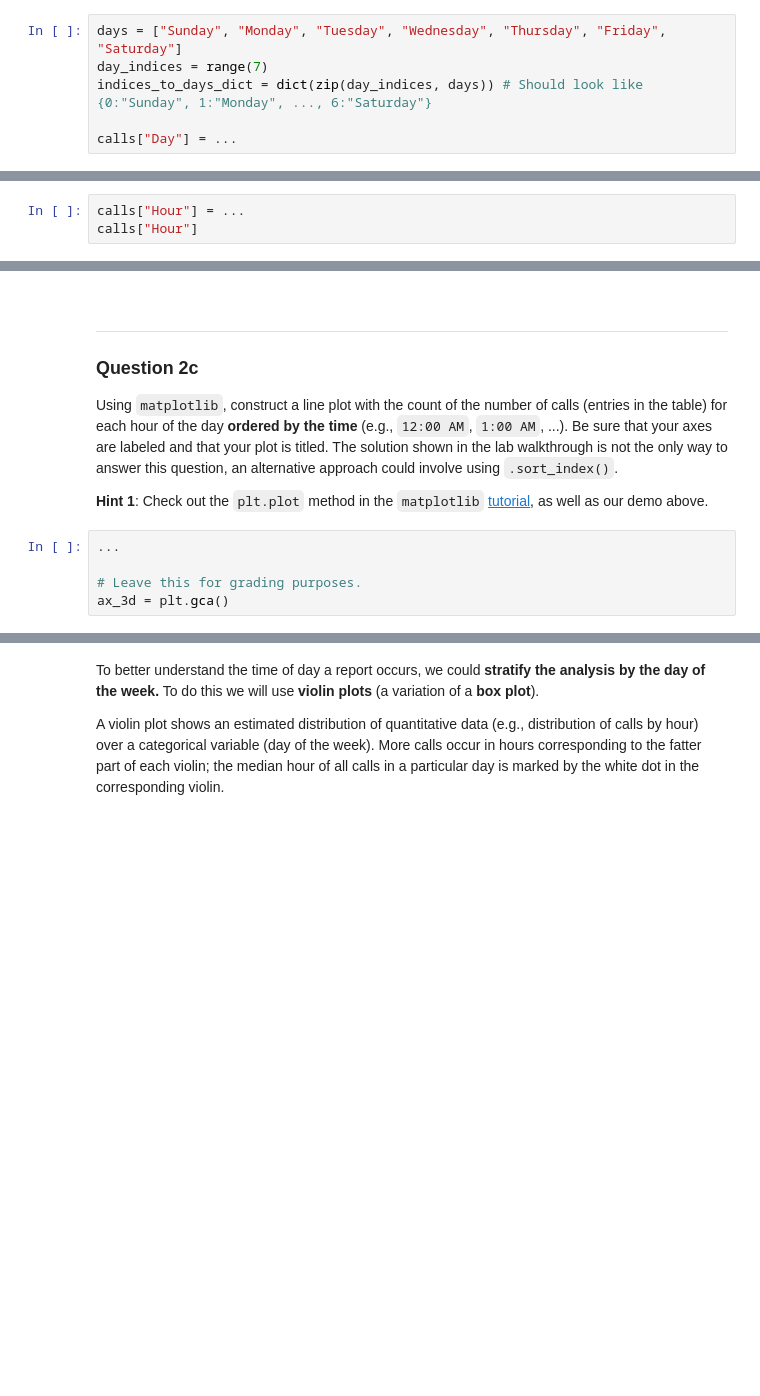
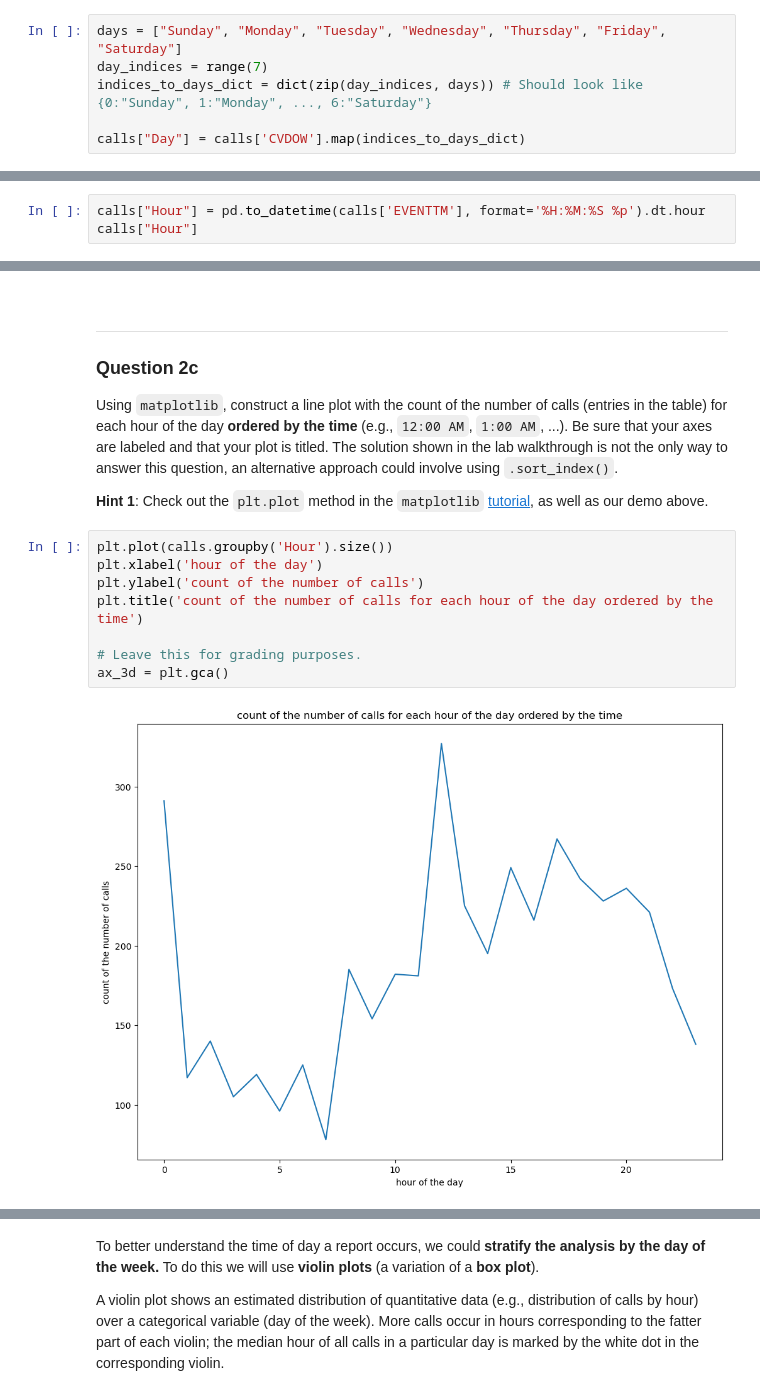
Before and after one commit to ac0033/sp25-student, a Jupyter notebook: lab/lab03/lab03.ipynb, the cells around one changed output, grey strips where cells are left out. Cells and saved outputs as stored; diff of their text form; blank space fills up the shorter version.

```diff
--- a/lab/lab03/lab03.ipynb
+++ b/lab/lab03/lab03.ipynb
@@ -234,6 +319,6 @@ days = ["Sunday", "Monday", "Tuesday", "Wednesday", "Thursday", "Friday", "Satur
 day_indices = range(7)
 indices_to_days_dict = dict(zip(day_indices, days)) # Should look like {0:"Sunday", 1:"Monday", ..., 6:"Saturday"}
 
-calls["Day"] = ...
+calls["Day"] = calls['CVDOW'].map(indices_to_days_dict)
 # %%
 grader.check("q2a")
@@ -246,6 +333,6 @@ grader.check("q2a")
 Now let's look at the `EVENTTM` column which indicates the time for events. Since it contains hour and minute information, let's extract the hour info and create a new column named `Hour` in the `calls` `DataFrame`. **You should save the hour as an `int`**. The format of the `'EVENTTM'` column and some of the associated reasoning about the answer in the lab walkthrough is slightly different. However, the answer shown in the walkthrough is still applicable to the question below.
 
 **Hint:** Your code should only require one line. <br/>
-# %%
-calls["Hour"] = ...
-calls["Hour"]
+# %%
+calls["Hour"] = pd.to_datetime(calls['EVENTTM'], format='%H:%M:%S %p').dt.hour
+calls["Hour"]
@@ -260,10 +362,15 @@ grader.check("q2b")
 Using `matplotlib`, construct a line plot with the count of the number of calls (entries in the table) for each hour of the day  **ordered by the time** (e.g., `12:00 AM`, `1:00 AM`, ...). Be sure that your axes are labeled and that your plot is titled. The solution shown in the lab walkthrough is not the only way to answer this question, an alternative approach could involve using `.sort_index()`.
 
 **Hint 1**: Check out the `plt.plot` method in the `matplotlib` [tutorial](https://matplotlib.org/stable/tutorials/introductory/pyplot.html#intro-to-pyplot), as well as our demo above.
-# %%
-...
-
-# Leave this for grading purposes.
-ax_3d = plt.gca()
+# %%
+plt.plot(calls.groupby('Hour').size())
+plt.xlabel('hour of the day')
+plt.ylabel('count of the number of calls')
+plt.title('count of the number of calls for each hour of the day ordered by the time')
+
+# Leave this for grading purposes.
+ax_3d = plt.gca()
+# %% [output]
+[figure, added]
 # %%
 grader.check("q2c")
```
Also changed, not shown: parts of 39 cells of this notebook, 7 other files.
